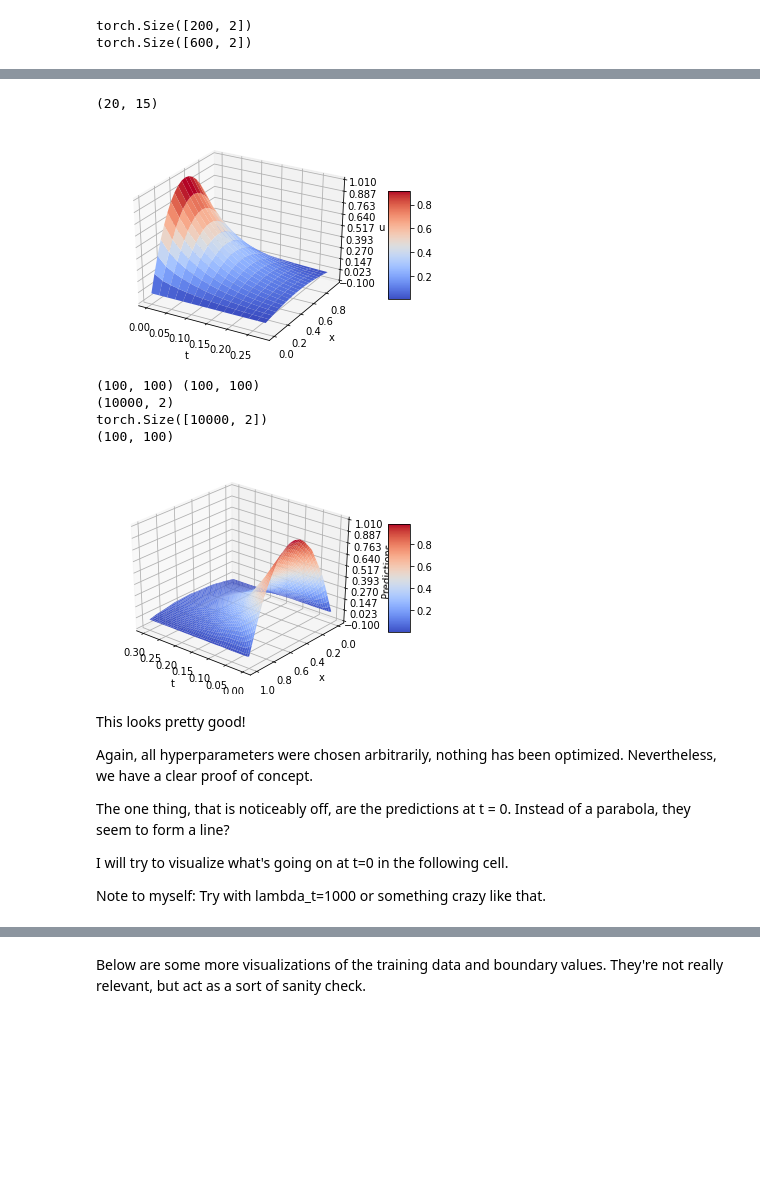
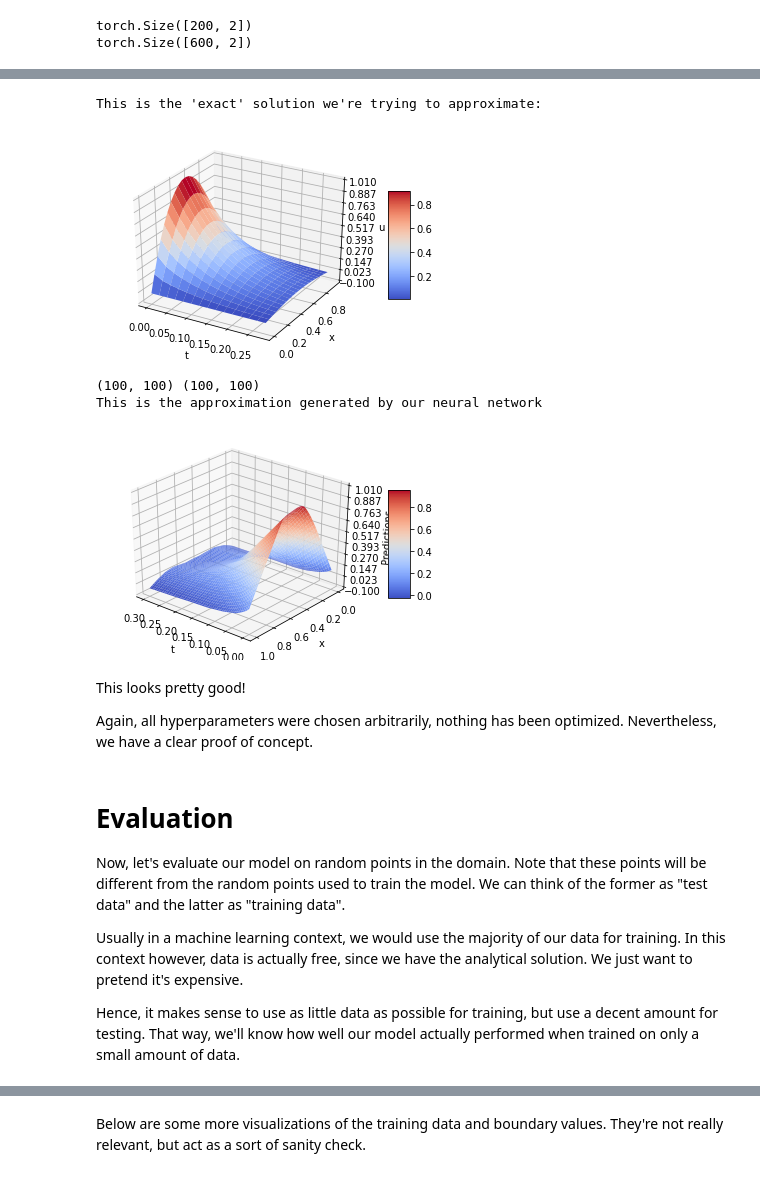
Before and after one commit to Mathieu-Putz/Playing-with-PINNs, a Jupyter notebook: 3_PDE_1D_Diffusion.ipynb, the cells around one changed output, grey strips where cells are left out. Drawn from its saved outputs; the diff is of its cells as text; code cells hidden in the pictures; blank space fills up the shorter version.

```diff
--- a/3_PDE_1D_Diffusion.ipynb
+++ b/3_PDE_1D_Diffusion.ipynb
@@ -29,7 +29,10 @@ u(0,t) = u(1, t) = 0
 
 Again the analytical solution is known and we can use it to simulate gathering datapoints at random points. However, the exact solution is quite complicated and involves an infinite sum. I will only use the first 10 terms and I will not write out the full form here.
 # %%
-print(torch.cuda.device_count())
-print(torch.cuda.get_device_name(0))
-cuda0 = torch.device('cuda:0')
+if torch.cuda.is_available():
+    print(torch.cuda.get_device_name(0))
+    device = torch.device('cuda')
+else:
+    device = torch.device('cpu')
+print(device)
 # %% [output]
@@ -89,8 +103,12 @@ b_x_1   = torch.tensor([np.random.rand(n_b_x//2), np.zeros(n_b_x//2)]).T
 b_x_2   = torch.tensor([np.random.rand(n_b_x//2), np.ones(n_b_x//2)]).T
 b_x     = torch.cat((b_x_1, b_x_2))
 #b_x, _  = torch.sort(b_x,0)
-b_t = b_t.to(cuda0)
-b_x = b_x.to(cuda0)
+
+
+#comment out to run on cpu:
+b_t = b_t.to(device)
+b_x = b_x.to(device)
+
 print(b_t.shape) #torch.Size([300, 2])
 print(b_x.shape) #torch.Size([600, 2])
 # %% [output]
@@ -100,8 +118,9 @@ torch.Size([600, 2])
 b_t_val = f(b_t[:,1])
 b_x_val = torch.zeros((n_b_x))
 
-b_t_val = b_t_val.to(cuda0)
-b_x_val = b_x_val.to(cuda0)
+#comment out to run on cpu:
+b_t_val = b_t_val.to(device)
+b_x_val = b_x_val.to(device)
 # %%
 #print(b_t)
 #print(b_t_val)
@@ -116,7 +135,8 @@ model = nn.Sequential(
           nn.ReLU(),
           nn.Linear(20,1),
 )
-model = model.cuda()
+model = model.to(device)
+
 learning_rate = 1e-4
 lambda_t = 1
 lambda_x = 1
@@ -130,9 +150,6 @@ def loss(m_pts, b_t, b_x, u, b_t_val, b_x_val,lambda_t, lambda_x):
   u_pred_b_t  = u_pred_b_t.squeeze()
   u_pred_b_x  = model(b_x.float())
   u_pred_b_x  = u_pred_b_x.squeeze()
-  #print(u.shape, u_pred.shape)
-  #print(b_t_val.shape, u_pred_b_t.shape)
-  #print(b_x_val.shape, u_pred_b_x.shape)
   return torch.mean((u_pred - u)**2) \
           + lambda_t* torch.mean((u_pred_b_t - b_t_val)**2)  \
           + lambda_x* torch.mean((u_pred_b_x - b_x_val)**2)
@@ -150,10 +167,8 @@ def closure():
   return l
 
 
-for i in range(10000):
-  #print(i)
+for i in range(1500):
   optimizer.step(closure)
-  # to observe the loss with number of iterations, uncomment following two lines:
   if i%300 ==0:
     print(i, ": ", loss(m_pts, b_t, b_x,
               u, b_t_val, b_x_val,
@@ -181,17 +184,17 @@ for i in range(10000):
 fig = plt.figure()
 ax = plt.axes(projection='3d')
 # Make data.
-t_plot = np.arange(0, 0.3, 0.02)
+t_plot = np.arange(0, t_dom, 0.02)
 x_plot = np.arange(0, 1, 0.05)
 t_plot, x_plot = np.meshgrid(t_plot, x_plot)
 
 U_2d = 0
-for n in range(1,11):
+for n in range(1,terms+1):
   B = b(x_dummy, n)
   B = float(B)
   U_2d = U_2d + B*np.sin(n* np.pi * x_plot) * np.exp(- n**2 * np.pi**2* t_plot)
 
-print(U_2d.shape)
+print("This is the 'exact' solution we're trying to approximate:")
 
 # Plot the surface.
 surf = ax.plot_surface(t_plot, x_plot, U_2d, cmap=cm.coolwarm)
@@ -210,7 +213,7 @@ ax.set_zlabel("u")
 
 plt.show()
 # %% [output]
-(20, 15)
+This is the 'exact' solution we're trying to approximate:
 [figure]
 # %%
 #fig, ax = plt.subplots(subplot_kw={"projection": "3d"})
@@ -218,9 +221,7 @@ fig = plt.figure()
 ax = plt.axes(projection='3d')
 
 # Make data.
-#t_plot = np.arange(0,0.3,0.05)
-t_plot = np.linspace(0,0.3, num=100)
-#x_plot = np.arange(0, 1, 0.1)
+t_plot = np.linspace(0, t_dom, num=100)
 x_plot = np.linspace(0, 1, num=100)
 
 n_t = t_plot.size
@@ -234,48 +235,46 @@ print(t_mesh.shape, x_mesh.shape)
 plot_pts = np.zeros((n_t*n_x,2))
 for i in range(t_plot.size):
   for j in range(x_plot.size):
     plot_pts[i*x_plot.size+j,:] = [t_plot[i], x_plot[j]]
-print(plot_pts.shape)
 
-plot_pts_tensor = torch.tensor(plot_pts).float().to(cuda0)
-print(plot_pts_tensor.size())
+plot_pts_tensor = torch.tensor(plot_pts).float().to(device)
 
 Predictions_2d = model(plot_pts_tensor)
 Predictions_2d = Predictions_2d.detach().cpu().numpy()
 Predictions_2d = Predictions_2d.reshape((n_t,n_x),order='F')
-print(Predictions_2d.shape)
 
 ax.view_init(30, 130)
+print("This is the approximation generated by our neural network")
 # Plot the surface.
 surf = ax.plot_surface(t_mesh, x_mesh, Predictions_2d, cmap=cm.coolwarm)
 
 # Customize the z axis.
 ax.set_zlim(-0.1, 1.01)
 ax.zaxis.set_major_locator(LinearLocator(10))
 # A StrMethodFormatter is used automatically
 #ax.zaxis.set_major_formatter('{x:.02f}')
 
 # Add a color bar which maps values to colors.
 fig.colorbar(surf, shrink=0.5, aspect=5)
 
 ax.set_xlabel("t")
 ax.set_ylabel("x")
 ax.set_zlabel("Predictions")
 
 plt.show()
 # %% [output]
 (100, 100) (100, 100)
-(10000, 2)
-torch.Size([10000, 2])
-(100, 100)
+This is the approximation generated by our neural network
-[figure, old version]
+[figure, new version]
 # %% [markdown]
 This looks pretty good!
 
 Again, all hyperparameters were chosen arbitrarily, nothing has been optimized. Nevertheless, we have a clear proof of concept.
-
-The one thing, that is noticeably off, are the predictions at t = 0. Instead of a parabola, they seem to form a line?
-
-I will try to visualize what's going on at t=0 in the following cell.
-
-Note to myself: Try with lambda_t=1000 or something crazy like that.
+# %% [markdown]
+# Evaluation
+
+Now, let's evaluate our model on random points in the domain. Note that these points will be different from the random points used to train the model. We can think of the former as "test data" and the latter as "training data".
+
+Usually in a machine learning context, we would use the majority of our data for training. In this context however, data is actually free, since we have the analytical solution. We just want to pretend it's expensive.
+
+Hence, it makes sense to use as little data as possible for training, but use a decent amount for testing. That way, we'll know how well our model actually performed when trained on only a small amount of data.
```
Also changed, not shown: parts of 11 cells of this notebook.
